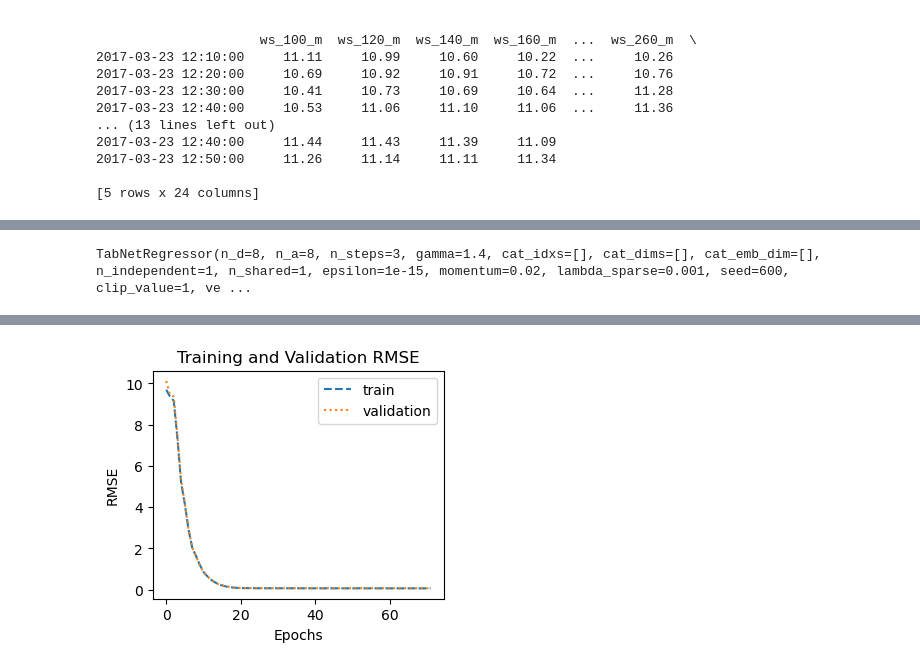
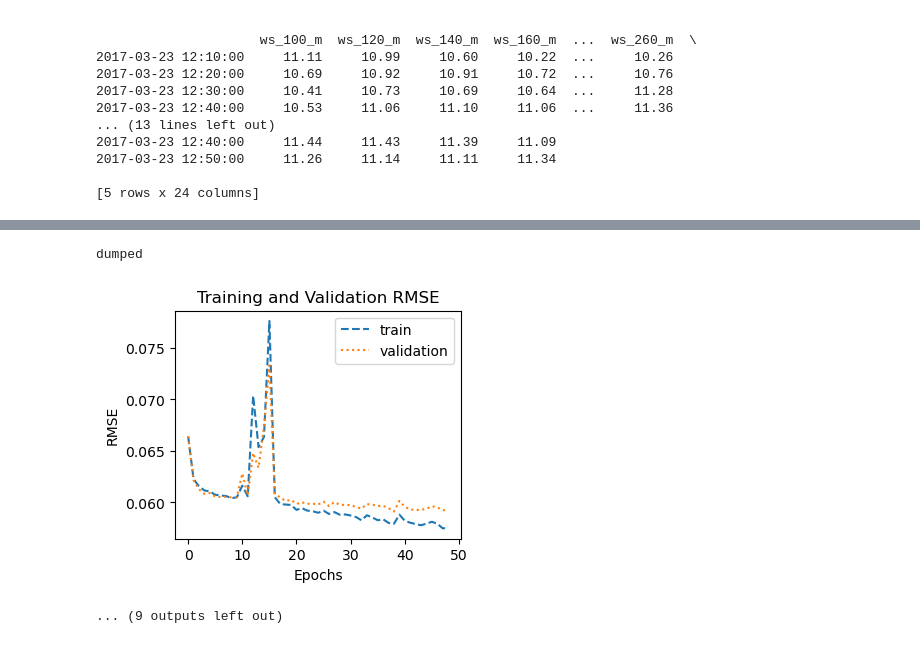
Before and after one commit to HarishBaki/DL_based_wind_profile_estimation, a Jupyter notebook: WES/retrain_Tabnet_Heligoland_from_CERRA.ipynb, the cells around one changed output, grey strips where cells are left out. Drawn from its saved outputs; the diff is of its cells as text; code cells hidden in the pictures.

```diff
--- a/WES/retrain_Tabnet_Heligoland_from_CERRA.ipynb
+++ b/WES/retrain_Tabnet_Heligoland_from_CERRA.ipynb
@@ -143,33 +126,48 @@ TabNetRegressor(n_d=8, n_a=8, n_steps=3, gamma=1.4, cat_idxs=[], cat_dims=[], ca
-# %%
-import copy
-tabReg = TabNetRegressor()
-tabReg.load_model(f'{OUTPUT_DIR}/TabNet_HOLDOUT_Ens_{str(Ens)}.zip')
-tabReg.optimizer_params['lr'] = 0.005
-print(tabReg)
-# %% [output]
-TabNetRegressor(n_d=8, n_a=8, n_steps=3, gamma=1.4, cat_idxs=[], cat_dims=[], cat_emb_dim=[], n_independent=1, n_shared=1, epsilon=1e-15, momentum=0.02, lambda_sparse=0.001, seed=600, clip_value=1, ve ...
 # %%
-min_max_scaler = preprocessing.MinMaxScaler().fit(Y_train)
-Y_train_trans = min_max_scaler.transform(Y_train)
-Y_valid_trans = min_max_scaler.transform(Y_valid)
+pretrained_experiment = '17Y'
+experiment = 'Heligoland_retraining'
+pretrained_run = 0
+run = 0
+for Ens in range(nEns):
+    pretrained_OUTPUT_DIR = f'{root_dir}/WES/trained_models/{pretrained_experiment}/run_{pretrained_run}/Ens_{Ens}'
+    OUTPUT_DIR = f'{root_dir}/WES/trained_models/{experiment}/run_{run}/Ens_{Ens}'
+    os.system(f'mkdir -p {OUTPUT_DIR}')
+    # Load model
+    fSTR = f'TabNet_HOLDOUT_Ens_{str(Ens)}.pkl'
+    with open(f'{pretrained_OUTPUT_DIR}/{fSTR}', "rb") as f:
+        tabReg = pickle.load(f)
+        print(tabReg)
 
-tabReg.fit(X_train=X_train, y_train=Y_train_trans,
-                    eval_set=[(X_train, Y_train_trans), (X_valid, Y_valid_trans)],
-                    eval_name=['train', 'valid'],
-                    max_epochs=250, batch_size=256,    #bSize_opt.item(),
-                    eval_metric=['rmse'], patience=10,  #mae, rmse
-                    loss_fn = torch.nn.MSELoss(),warm_start=True)
+    tabReg.optimizer_params['lr'] = 0.005
+    min_max_scaler = preprocessing.MinMaxScaler().fit(Y_train)
+    # --- save the normalizing function ---#
+    joblib.dump(min_max_scaler, f'{OUTPUT_DIR}/min_max_scaler.joblib')
+    Y_train_trans = min_max_scaler.transform(Y_train)
+    Y_valid_trans = min_max_scaler.transform(Y_valid)
 
-# --- Plot loss curve and hexbin ---
-fig = plt.figure(figsize=(18, 3), constrained_layout=True)
-gs = fig.add_gridspec(1,6)
+    tabReg.fit(X_train=X_train, y_train=Y_train_trans,
+                        eval_set=[(X_train, Y_train_trans), (X_valid, Y_valid_trans)],
+                        eval_name=['train', 'valid'],
+                        max_epochs=250, batch_size=256,    #bSize_opt.item(),
+                        eval_metric=['rmse'], patience=10,  #mae, rmse
+                        loss_fn = torch.nn.MSELoss(),
+                        warm_start=True,) # the warm_start = True is the key to continue training
 
-# Line plot for train and validation RMSE
-ax = fig.add_subplot(gs[0])
-ax.plot(tabReg.history['train_rmse'],'--', label='train')
-ax.plot(tabReg.history['valid_rmse'],':', label='validation')
-ax.set_title('Training and Validation RMSE')
-ax.set_xlabel('Epochs')
-ax.set_ylabel('RMSE')
-ax.legend()
+    # Save model
+    with open(f'{OUTPUT_DIR}/{fSTR}', "wb") as f:
+        dump(tabReg, f, pickle.HIGHEST_PROTOCOL)
+    print('dumped')
+
+    # --- Plot loss curve and hexbin ---
+    fig = plt.figure(figsize=(18, 3), constrained_layout=True)
+    gs = fig.add_gridspec(1,6)
+
+    # Line plot for train and validation RMSE
+    ax = fig.add_subplot(gs[0])
+    ax.plot(tabReg.history['train_rmse'],'--', label='train')
+    ax.plot(tabReg.history['valid_rmse'],':', label='validation')
+    ax.set_title('Training and Validation RMSE')
+    ax.set_xlabel('Epochs')
+    ax.set_ylabel('RMSE')
+    ax.legend()
 # %% [output]
@@ -194 +344,3 @@ Early stopping occurred at epoch 71 with best_epoch = 61 and best_valid_rmse = 0
+dumped
-[figure, old version]
+[figure, new version]
+... (9 outputs left out)
```
Also changed, not shown: parts of 7 cells of this notebook, 2 other files.
